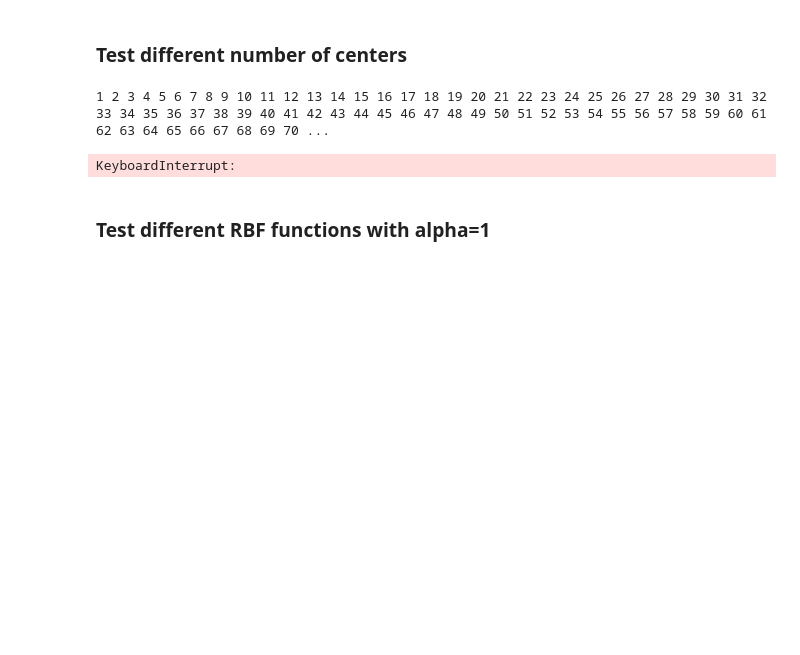
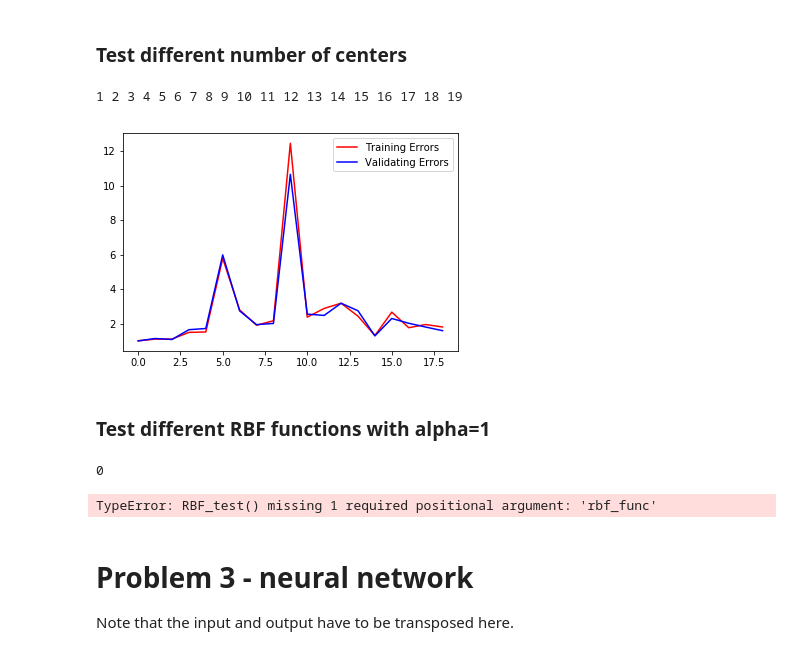
Before and after one commit to zyu47/MATH532, a Jupyter notebook: ps6/Programming.ipynb, the cells around one changed output. Drawn from its saved outputs; the diff is of its cells as text; code cells hidden in the pictures; blank space fills up the shorter version.

```diff
--- a/ps6/Programming.ipynb
+++ b/ps6/Programming.ipynb
@@ -118,21 +176,22 @@ def RBF_test(X_test, w, centers, Y_true, rbf_func, rbf_alpha=None):
 # %%
 train_errors = []
 val_errors = []
 
-for i in range(1, 200):
+for i in range(1, 20):
     print(i, end=' ')
     w, centers = RBF_train(train_x, train_y, Nc=i, center_choice='rand',rbf_func=0, rbf_alpha=1)
     _, t_error = RBF_test(train_x, w, centers, train_y, rbf_func=0, rbf_alpha=1)
-    _, v_error = RBF_test(test_x, w, centers, test_y, rbf_func=0, rbf_alpha=1)
+    _, v_error = RBF_test(val_x, w, centers, val_y, rbf_func=0, rbf_alpha=1)
     train_errors.append(t_error)
     val_errors.append(v_error)
 
-plt.plot(train_errors, 'r', label='Training Errors')
-plt.plot(val_errors, 'b', label='Validating Errors')
+plt.plot(train_errors[:50], 'r', label='Training Errors')
+plt.plot(val_errors[:50], 'b', label='Validating Errors')
+plt.legend()
 plt.show()
 # %% [output]
-1 2 3 4 5 6 7 8 9 10 11 12 13 14 15 16 17 18 19 20 21 22 23 24 25 26 27 28 29 30 31 32 33 34 35 36 37 38 39 40 41 42 43 44 45 46 47 48 49 50 51 52 53 54 55 56 57 58 59 60 61 62 63 64 65 66 67 68 69 70 ...
+1 2 3 4 5 6 7 8 9 10 11 12 13 14 15 16 17 18 19
-KeyboardInterrupt:
+[figure, added]
 # %% [markdown]
 ### Test different RBF functions with alpha=1
 # %%
@@ -142,11 +201,18 @@ val_errors = []
 for i in range(0, 5):
     print(i, end=' ')
     w, centers = RBF_train(train_x, train_y, Nc=10, center_choice='rand', rbf_func=i, rbf_alpha=1)
-    _, t_error = RBF_test(train_x, w, centers, train_y)
-    _, v_error = RBF_test(test_x, w, centers, test_y)
+    _, t_error = RBF_test(train_x, w, centers, train_y, rbf_func=i, rbf_alpha=1)
+    _, v_error = RBF_test(test_x, w, centers, test_y, rbf_func=i, rbf_alpha=1)
     train_errors.append(t_error)
     val_errors.append(v_error)
 
 plt.plot(train_errors, 'r', label='Training Errors')
 plt.plot(val_erros, 'b', label='Validating Errors')
 plt.show()
+# %% [output]
+0
+TypeError: RBF_test() missing 1 required positional argument: 'rbf_func'
+# %% [markdown]
+# Problem 3 - neural network
+
+Note that the input and output have to be transposed here.
```
Also changed, not shown: parts of 7 cells of this notebook, 1 other file.
